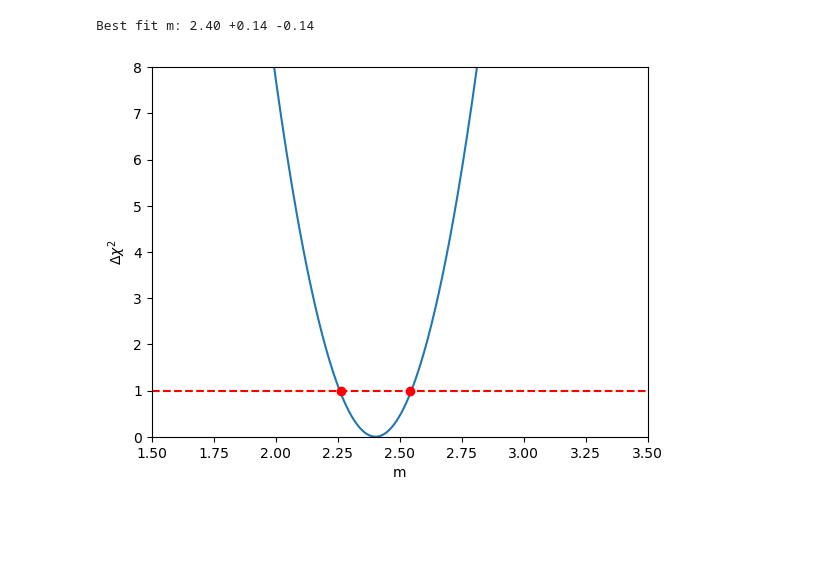
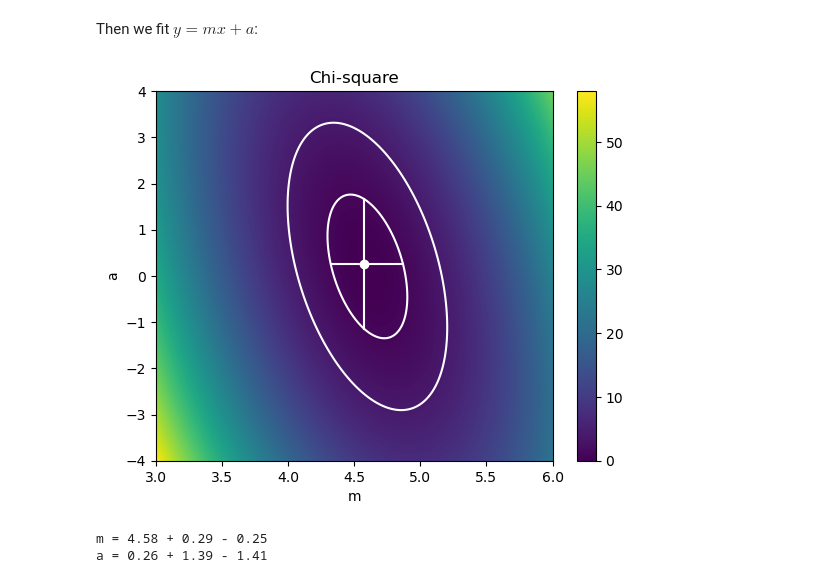
Before and after one commit to maxgalli/StatsStudies, a Jupyter notebook: ExercisesForCourse/Weekly/chi_square.ipynb, the cells around one changed output. Saved outputs shown, nothing was run; the diff lists cells and outputs as text; code cells hidden in the pictures; blank space fills up the shorter version.

Commit message:
proposal for chi square

```diff
--- a/ExercisesForCourse/Weekly/chi_square.ipynb
+++ b/ExercisesForCourse/Weekly/chi_square.ipynb
@@ -38,30 +140,58 @@ plt.plot(xs, linear_func(xs, m_true), color='red', label='m=1');
+# %% [markdown]
+Then we fit $y = mx + a$:
 # %%
-def chisquare(x, y, yerr, m):
-    return np.sum(((y - linear_func(x, m)) / yerr) ** 2)
+# define the grid of m and a values
+m_values = np.linspace(3, 6, 1500)
+a_values = np.linspace(-4, 4, 1500)
+m_grid, a_grid = np.meshgrid(m_values, a_values)
 
-ms = np.linspace(0, 5, 1000)
+# compute the chi-square values for the grid
+chi2_values = np.zeros_like(m_grid)
+for i in range(len(m_values)):
+    for j in range(len(a_values)):
+        chi2_values[j,i] = chisquare(x, mus, stds, m_values[i], a_values[j])
 
-chis = np.array([chisquare(xs, mus, stds, m) for m in ms])
-delta_chis = chis - chis.min()
+# minimum of chi2_values to 0
+chi2_values -= chi2_values.min()
 
-# get best
-m_best = ms[delta_chis == 0][0]
+one_sigma_level = 1.0
 
-# get points at which the delta chi squared is 1
-ml, mr = ms[delta_chis <= 1][[0, -1]]
+# find the minimum chi-square value
+imin, jmin = np.unravel_index(chi2_values.argmin(), chi2_values.shape)
+m_min = m_values[imin]
+a_min = a_values[jmin]
 
-up_unc = mr - m_best
-down = m_best - ml
+# find the 1 sigma confidence interval for m and a where chi-square = 2.3 and the coordinates of the minimum chi-square value
+mdown = m_values[np.where(chi2_values[jmin,:] < one_sigma_level)[0][0]]
+mup = m_values[np.where(chi2_values[jmin,:] < one_sigma_level)[0][-1]]
+m_down_err = m_min - mdown
+m_up_err = mup - m_min
+adown = a_values[np.where(chi2_values[:,imin] < one_sigma_level)[0][0]]
+aup = a_values[np.where(chi2_values[:,imin] < one_sigma_level)[0][-1]]
+a_down = a_min - adown
+a_up = aup - a_min
 
-print(f'Best fit m: {m_best:.2f} +{up_unc:.2f} -{down:.2f}')
+# plot the heatmap and contours of chi-square
+fig, ax = plt.subplots()
+im = ax.imshow(chi2_values, cmap='viridis', extent=[m_values[0], m_values[-1], a_values[0], a_values[-1]], origin='lower', aspect='auto')
+cbar = fig.colorbar(im, ax=ax)
+# plot the minimum chi-square value
+ax.plot(m_values[imin], a_values[jmin], 'o', color='white')
+ax.plot([mdown, mup], [a_values[jmin], a_values[jmin]], '-', color='white')
+ax.plot([m_values[imin], m_values[imin]], [adown, aup], '-', color='white')
+ax.set_xlabel('m')
+ax.set_ylabel('a')
+ax.set_title('Chi-square')
 
-plt.plot(ms, delta_chis);
-plt.axhline(1, color='red', linestyle='--');
-plt.plot([ml, mr], [1, 1], 'o', color='red');
-plt.ylim(0, 8);
-plt.xlim(1.5, 3.5);
-plt.xlabel('m');
-plt.ylabel('$\Delta \chi^2$');
+# plot the contours of chi-square
+levels = [one_sigma_level, 4] # corresponding to 1, 2, and 3 sigma confidence intervals for 2 parameters
+ax.contour(m_grid, a_grid, chi2_values, levels=levels, colors='white')
+
+plt.show()
+
+print('m = {:.2f} + {:.2f} - {:.2f}'.format(m_min, m_up_err, m_down_err))
+print('a = {:.2f} + {:.2f} - {:.2f}'.format(a_min, a_up, a_down))
 # %% [output]
+[figure, new version]
-Best fit m: 2.40 +0.14 -0.14
+m = 4.58 + 0.29 - 0.25
+a = 0.26 + 1.39 - 1.41
-[figure, old version]
```
Also changed, not shown: parts of 18 cells of this notebook, 1 other file.
